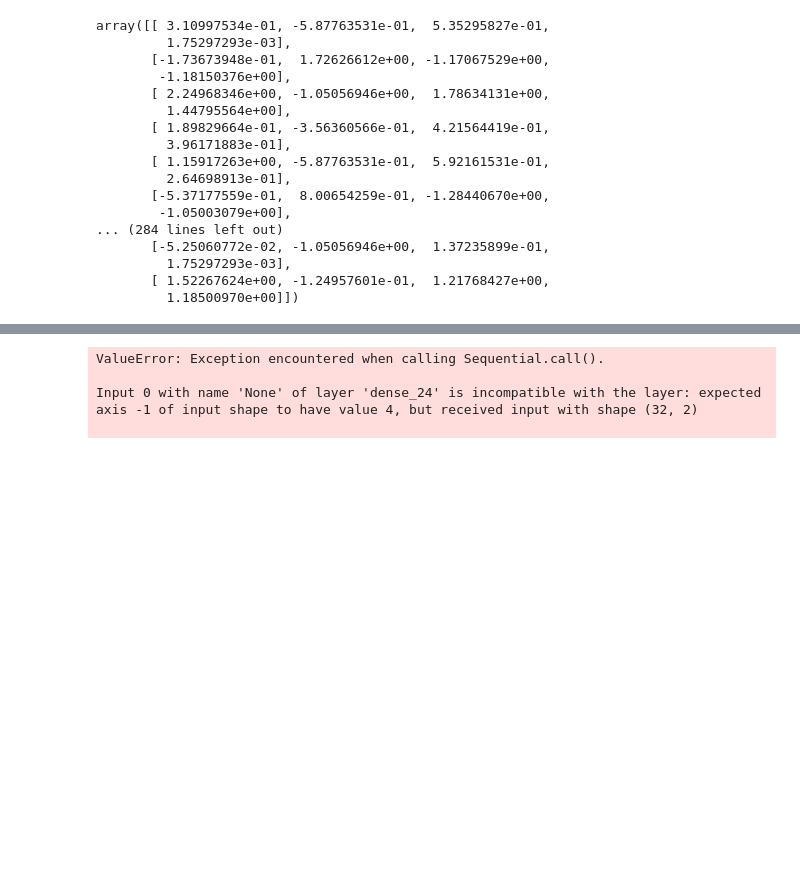
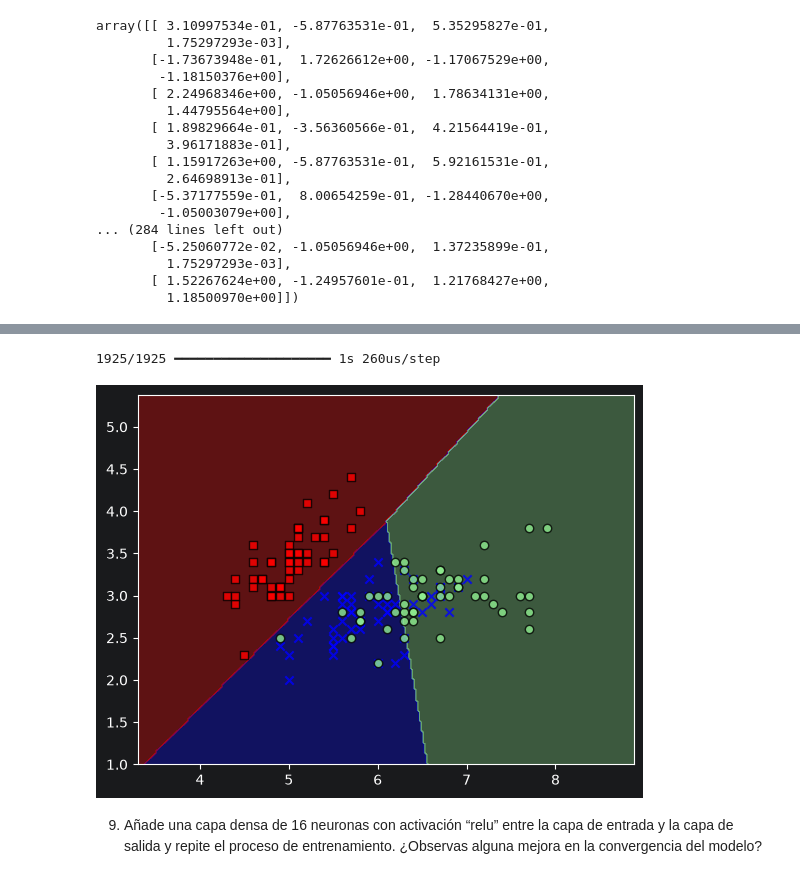
Before and after one commit to Pablosede/PIA, a Jupyter notebook: RNA (UT4-UT5)/RNA_Iris_con_TensorflowKeras.ipynb, the cells around one changed output, grey strips where cells are left out. Saved outputs shown, nothing was run; the diff lists cells and outputs as text; code cells hidden in the pictures; blank space fills up the shorter version.

```diff
--- a/RNA (UT4-UT5)/RNA_Iris_con_TensorflowKeras.ipynb
+++ b/RNA (UT4-UT5)/RNA_Iris_con_TensorflowKeras.ipynb
@@ -663,7 +662,7 @@ Input 0 with name 'None' of layer 'dense_26' is incompatible with the layer: exp
 # %%
-plot_decision_regions(X, y, classifier=model3)
+plot_decision_regions(X2, y, clasificador=model3)
 # %% [output]
-ValueError: Exception encountered when calling Sequential.call().
-
-Input 0 with name 'None' of layer 'dense_24' is incompatible with the layer: expected axis -1 of input shape to have value 4, but received input with shape (32, 2)
-
+1925/1925 ━━━━━━━━━━━━━━━━━━━━ 1s 260us/step
+[figure, added]
+# %% [markdown]
+9. Añade una capa densa de 16 neuronas con activación “relu” entre la capa de entrada y la capa de salida y repite el proceso de entrenamiento. ¿Observas alguna mejora en la convergencia del modelo?
```
Also changed, not shown: parts of 15 cells of this notebook.
